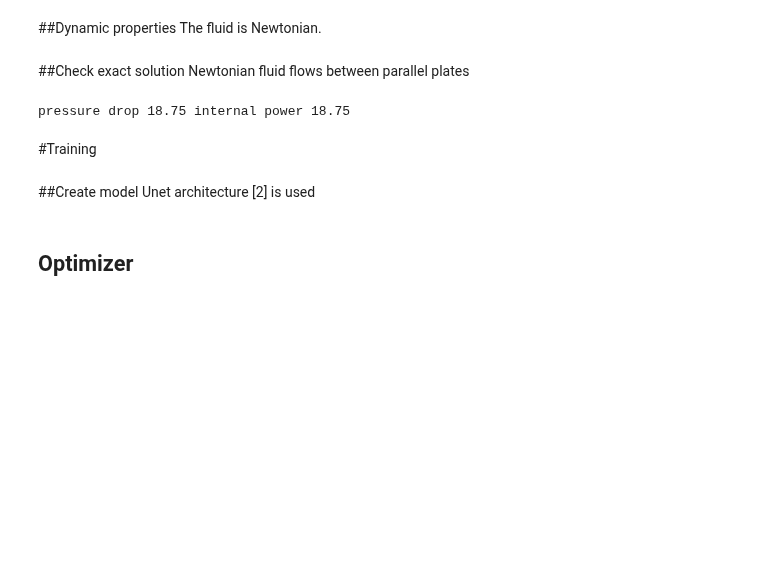
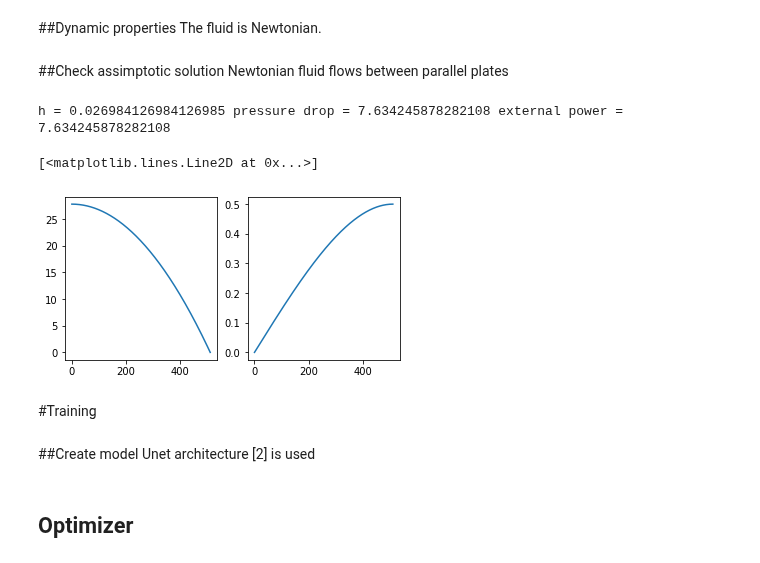
Before and after one commit to Mechanics-Mechatronics-and-Robotics/Physics-based-loss-and-machine-learning-approach-in-application-to-viscous-fluids-flow-modeling, a Jupyter notebook: Main.ipynb, the cells around one changed output. Saved outputs shown, nothing was run; the diff lists cells and outputs as text; code cells hidden in the pictures; blank space fills up the shorter version.

```diff
--- a/Main.ipynb
+++ b/Main.ipynb
@@ -255,15 +264,26 @@ The fluid is Newtonian.
 # %%
 mu = 1e-3 # koefficient of dynamic viscosity (viscosity), Pa*s
 # %% [markdown]
-##Check exact solution
+##Check assimptotic solution
 Newtonian fluid flows between parallel plates
 # %%
-h=L/5
+h=(126-92)*L/126
 pressureDrop = Q*3*mu*L/(2*h*h*h)
-internalPower = pressureDrop*Q
-print('pressure drop',pressureDrop,'internal power',internalPower)
+externalPower = pressureDrop*Q
+v1ex = pressureDrop/(2*mu*L)*(1-x2n*x2n)*h*h
+psiex = pressureDrop/(2*mu*L)*(1-x2n*x2n/3)*h*h*h*x2n
+print('h =',h,'pressure drop =',pressureDrop,'external power =',externalPower)
 # %% [output]
-pressure drop 18.75 internal power 18.75
+h = 0.026984126984126985 pressure drop = 7.634245878282108 external power = 7.634245878282108
+# %%
+fig = plt.figure(figsize=(figSize*2, figSize))
+plt.subplot(1,2,1)
+plt.plot(v1ex)
+plt.subplot(1,2,2)
+plt.plot(psiex)
+# %% [output]
+[<matplotlib.lines.Line2D at 0x...>]
+[figure, added]
 # %% [markdown]
 #Training
 # %% [markdown]
```
Also changed, not shown: parts of 14 cells of this notebook.
